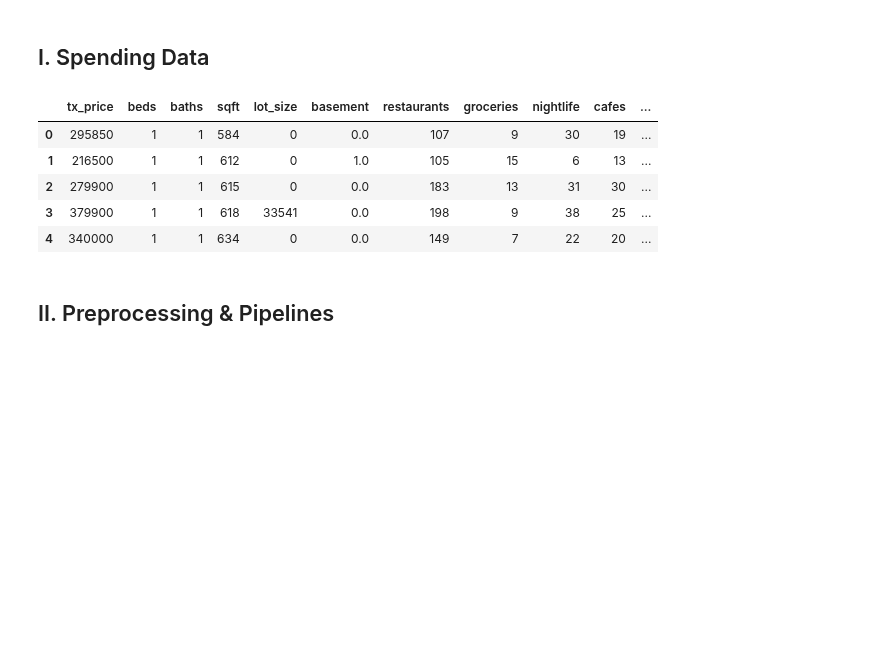
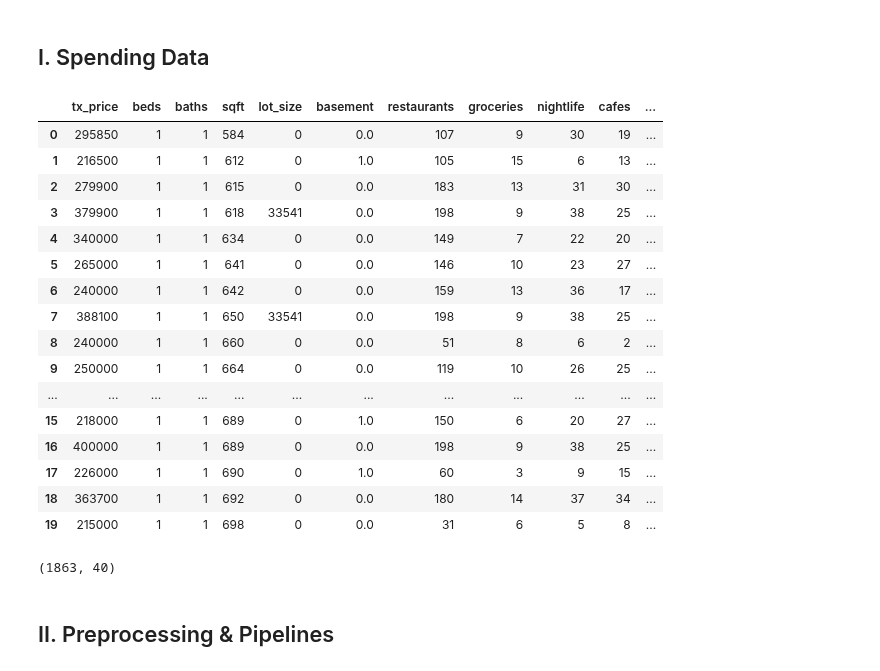
Before and after one commit to tundeiness/Real-Estate-Tycoon, a Jupyter notebook: 5 - Workbook - Model Training.ipynb, the cells around one changed output. Saved outputs shown, nothing was run; the diff lists cells and outputs as text; code cells hidden in the pictures; blank space fills up the shorter version.

```diff
--- a/5 - Workbook - Model Training.ipynb
+++ b/5 - Workbook - Model Training.ipynb
@@ -37,15 +37,31 @@ from sklearn.ensemble import GradientBoostingRegressor, RandomForestRegressor
 # %%
 # load the prepared Analytical base Table
 
-df = pd.read_csv('analytical_base_table.csv')
+df = pd.read_csv('backup_files/analytical_base_table.csv')
 
 # inspect the head
 
-df.head()
+df.head(20)
 # %% [output]
 |  | tx_price | beds | baths | sqft | lot_size | basement | restaurants | groceries | nightlife | cafes | ... |
 | 0 | 295850 | 1 | 1 | 584 | 0 | 0.0 | 107 | 9 | 30 | 19 | ... |
 | 1 | 216500 | 1 | 1 | 612 | 0 | 1.0 | 105 | 15 | 6 | 13 | ... |
 | 2 | 279900 | 1 | 1 | 615 | 0 | 0.0 | 183 | 13 | 31 | 30 | ... |
 | 3 | 379900 | 1 | 1 | 618 | 33541 | 0.0 | 198 | 9 | 38 | 25 | ... |
 | 4 | 340000 | 1 | 1 | 634 | 0 | 0.0 | 149 | 7 | 22 | 20 | ... |
+| 5 | 265000 | 1 | 1 | 641 | 0 | 0.0 | 146 | 10 | 23 | 27 | ... |
+| 6 | 240000 | 1 | 1 | 642 | 0 | 0.0 | 159 | 13 | 36 | 17 | ... |
+| 7 | 388100 | 1 | 1 | 650 | 33541 | 0.0 | 198 | 9 | 38 | 25 | ... |
+| 8 | 240000 | 1 | 1 | 660 | 0 | 0.0 | 51 | 8 | 6 | 2 | ... |
+| 9 | 250000 | 1 | 1 | 664 | 0 | 0.0 | 119 | 10 | 26 | 25 | ... |
+| ... | ... | ... | ... | ... | ... | ... | ... | ... | ... | ... | ... |
+| 15 | 218000 | 1 | 1 | 689 | 0 | 1.0 | 150 | 6 | 20 | 27 | ... |
+| 16 | 400000 | 1 | 1 | 689 | 0 | 0.0 | 198 | 9 | 38 | 25 | ... |
+| 17 | 226000 | 1 | 1 | 690 | 0 | 1.0 | 60 | 3 | 9 | 15 | ... |
+| 18 | 363700 | 1 | 1 | 692 | 0 | 0.0 | 180 | 14 | 37 | 34 | ... |
+| 19 | 215000 | 1 | 1 | 698 | 0 | 0.0 | 31 | 6 | 5 | 8 | ... |
+# %%
+# check dataframe shape
+print(df.shape)
+# %% [output]
+(1863, 40)
```
Also changed, not shown: parts of 1 cell of this notebook.
